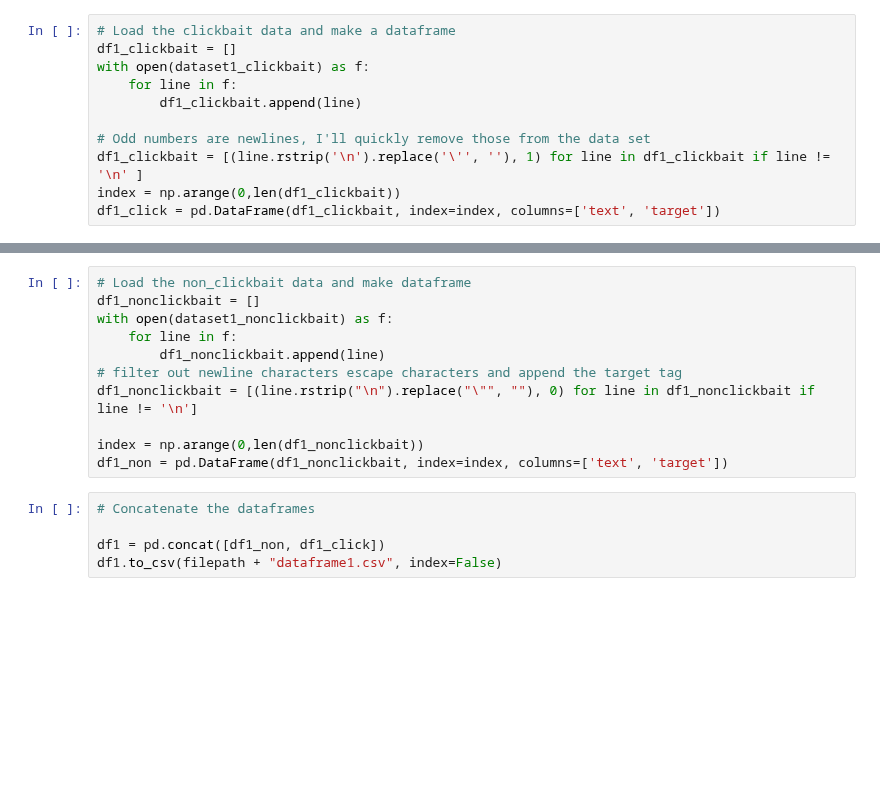
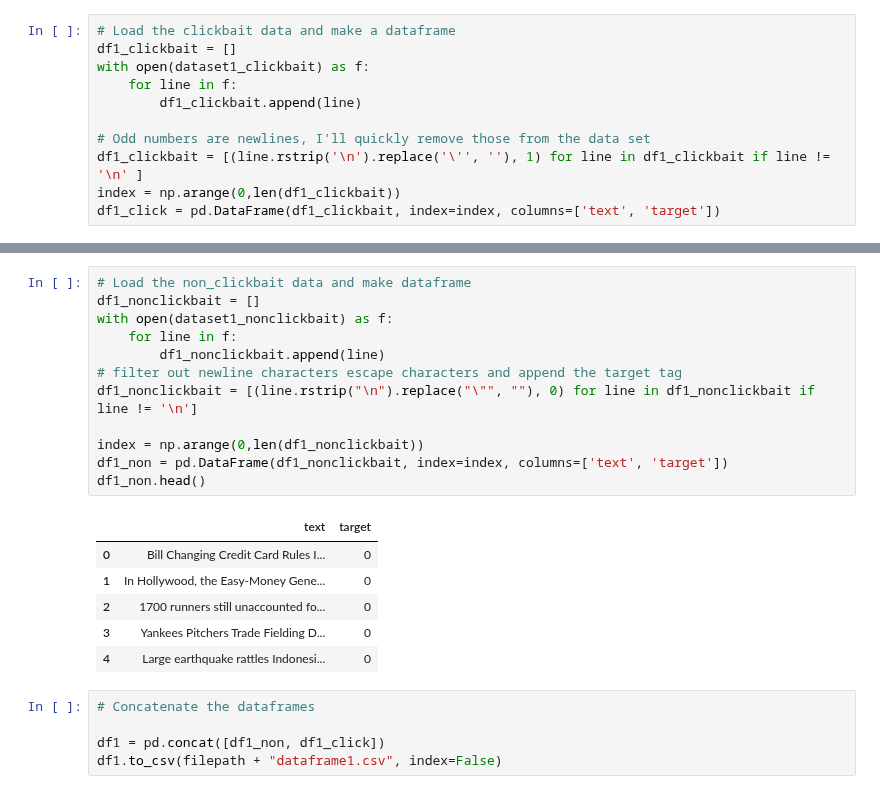
Before and after one commit to SlimHintz/bait-n-switch, a Jupyter notebook: notebooks/EDA/datasetCreation.ipynb, the cells around one changed output, grey strips where cells are left out. Cells and saved outputs as stored; diff of their text form; blank space fills up the shorter version.

```diff
--- a/notebooks/EDA/datasetCreation.ipynb
+++ b/notebooks/EDA/datasetCreation.ipynb
@@ -38,14 +47,22 @@ df1_click = pd.DataFrame(df1_clickbait, index=index, columns=['text', 'target'])
 # %%
 # Load the non_clickbait data and make dataframe
 df1_nonclickbait = []
 with open(dataset1_nonclickbait) as f:
     for line in f:
         df1_nonclickbait.append(line)
 # filter out newline characters escape characters and append the target tag
 df1_nonclickbait = [(line.rstrip("\n").replace("\"", ""), 0) for line in df1_nonclickbait if line != '\n']
 
 index = np.arange(0,len(df1_nonclickbait))
 df1_non = pd.DataFrame(df1_nonclickbait, index=index, columns=['text', 'target'])
+df1_non.head()
+# %% [output]
+|  | text | target |
+| 0 | Bill Changing Credit Card Rules I... | 0 |
+| 1 | In Hollywood, the Easy-Money Gene... | 0 |
+| 2 | 1700 runners still unaccounted fo... | 0 |
+| 3 | Yankees Pitchers Trade Fielding D... | 0 |
+| 4 | Large earthquake rattles Indonesi... | 0 |
 # %%
 # Concatenate the dataframes
 
```
Also changed, not shown: parts of 1 cell of this notebook, 6 other files.
